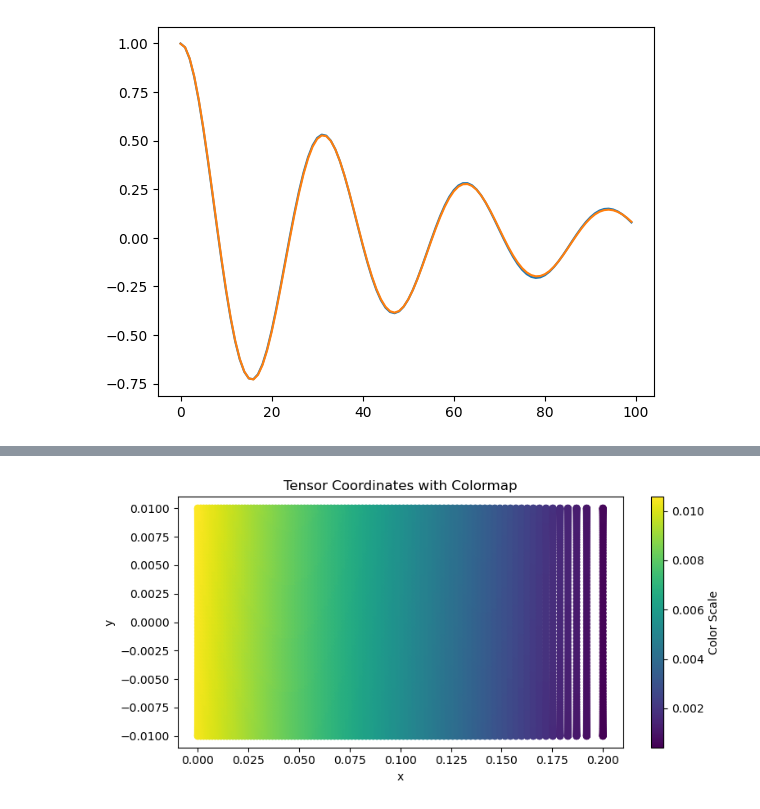
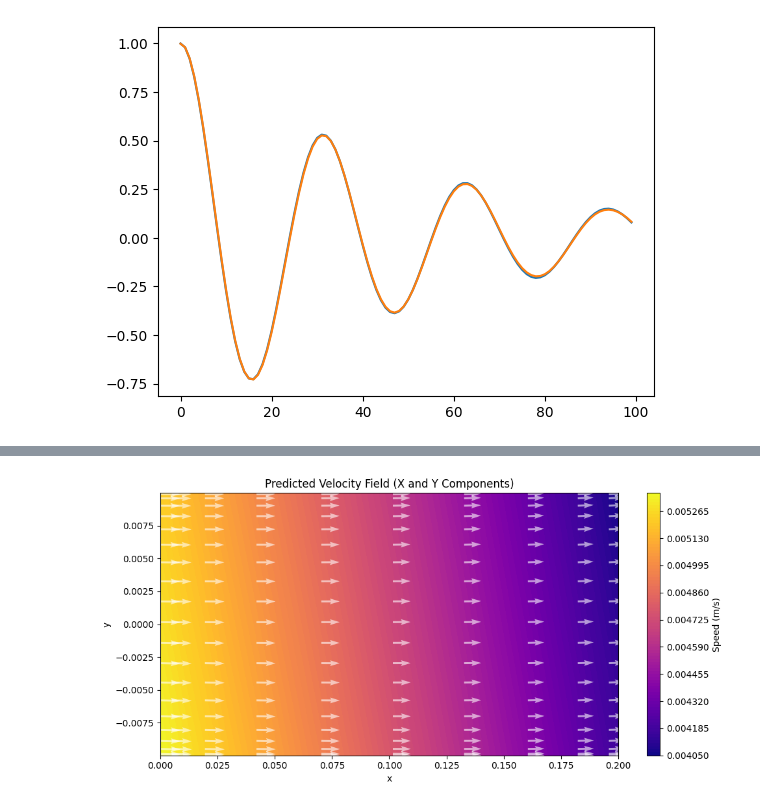
Before and after one commit to GuilBess/TB_PINN, a Jupyter notebook: example.ipynb, the cells around one changed output, grey strips where cells are left out. Drawn from its saved outputs; the diff is of its cells as text; code cells hidden in the pictures.

```diff
--- a/example.ipynb
+++ b/example.ipynb
@@ -124,7 +124,8 @@ mu = 0.001
 torch.manual_seed(12)
 #model with 2 input (x,y position), 3 output layers (x, y velocity & pressure) and 8 hidden layers of 50 neurons
 poiseuille_model = Model(2, 3, 50, 8).to(device)
-optimizer = torch.optim.Adam(poiseuille_model.parameters(),lr=1e-4)
+optimizer = torch.optim.Adam(poiseuille_model.parameters(),lr=1e-3)
+scheduler = torch.optim.lr_scheduler.StepLR(optimizer, step_size=2000, gamma=0.5)
 
 x_min, x_max = 0, L  # Horizontal span
 y_min, y_max = -h, h  # Vertical span
@@ -132,7 +133,7 @@ y_min, y_max = -h, h  # Vertical span
 # Getting x values, with higer density to the left
 n_x = 100
 skew_x = np.linspace(0, 1, n_x)  # uniform base
-x_vals = x_min + (x_max - x_min) * (1 - (1 - skew_x)**0.7) # skew to the left
+x_vals = x_min + (x_max - x_min) * (0.5 - 0.5 * np.cos(np.pi * skew_x)) # skew to the left
 
 # Getting y values, with higher density on the top/bottom
 n_y = 100
@@ -232,32 +232,41 @@ tensor(0.0008, grad_fn=<MulBackward0>)
 # %%
+import matplotlib.pyplot as plt
 import seaborn as sns
 import pandas as pd
 
-c = yhp[:, 0].detach()
+# Detach and convert
+u_pred = yhp[:, 0].detach().cpu().numpy()
+v_pred = yhp[:, 1].detach().cpu().numpy()
+x = tensor[:, 0].detach().cpu().numpy()
+y = tensor[:, 1].detach().cpu().numpy()
 
-# Convert to a pandas DataFrame for seaborn
-df = pd.DataFrame(tensor.detach().numpy(), columns=['x', 'y'])
-df['color'] = c.numpy()
+# Create dataframe
+df = pd.DataFrame({'x': x, 'y': y, 'u': u_pred, 'v': v_pred})
+df['speed'] = (df['u']**2 + df['v']**2)**0.5
 
-# Create figure and axis
-fig, ax = plt.subplots(figsize=(8, 4))
+# Pivot for grid-based plotting
+pivot_x = df.pivot_table(index='y', columns='x', values='u')
+pivot_y = df.pivot_table(index='y', columns='x', values='v')
+pivot_speed = df.pivot_table(index='y', columns='x', values='speed')
 
-# Plot with seaborn
-scatter = sns.scatterplot(data=df, x='x', y='y', hue='color', palette='viridis', edgecolor = None, ax=ax, legend=False)
+# Get meshgrid
+X, Y = np.meshgrid(pivot_x.columns.values, pivot_x.index.values)
 
-# Normalize and add colorbar
-norm = plt.Normalize(df['color'].min(), df['color'].max())
-sm = plt.cm.ScalarMappable(cmap="viridis", norm=norm)
-sm.set_array([])  # Needed for colorbar
+# Plotting
+fig, ax = plt.subplots(figsize=(10, 5))
+c = ax.contourf(X, Y, pivot_speed.values, levels=100, cmap='plasma')
+cb = fig.colorbar(c, ax=ax, label='Speed (m/s)')
 
-# Now correctly attach the colorbar to the figure
-fig.colorbar(sm, ax=ax, label='Color Scale')
+# Optional quiver (velocity vectors, skip some for clarity)
+skip = (slice(None, None, 5), slice(None, None, 10))
+ax.quiver(X[skip], Y[skip], pivot_x.values[skip], pivot_y.values[skip], color='white', alpha=0.6)
 
-# Labels and title
-ax.set_title("Tensor Coordinates with Colormap")
-ax.set_xlabel("x")
-ax.set_ylabel("y")
+# Styling
+ax.set_title('Predicted Velocity Field (X and Y Components)')
+ax.set_xlabel('x')
+ax.set_ylabel('y')
+ax.set_aspect('auto')
 plt.tight_layout()
 plt.show()
 # %% [output]
-[figure, old version]
+[figure, new version]
```
Also changed, not shown: parts of 5 cells of this notebook, 2 other files.
